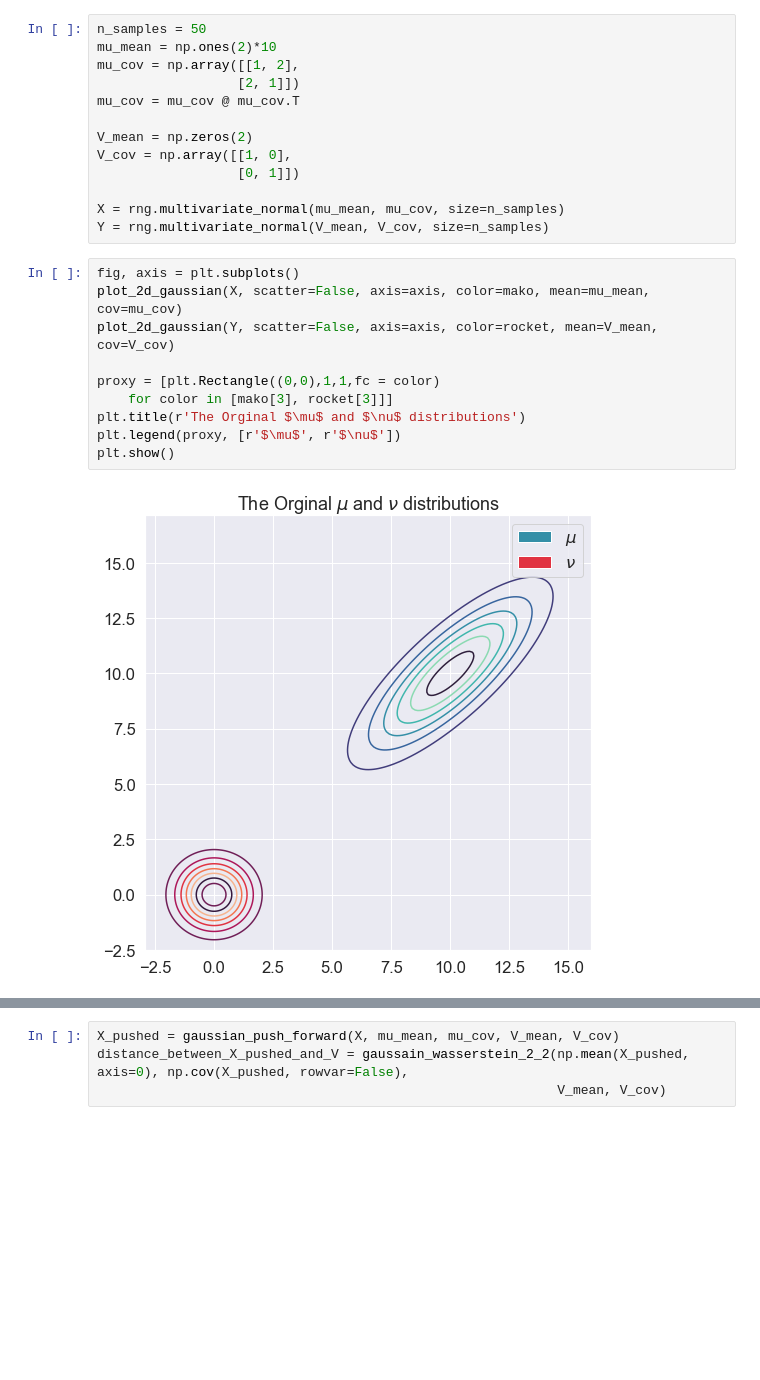
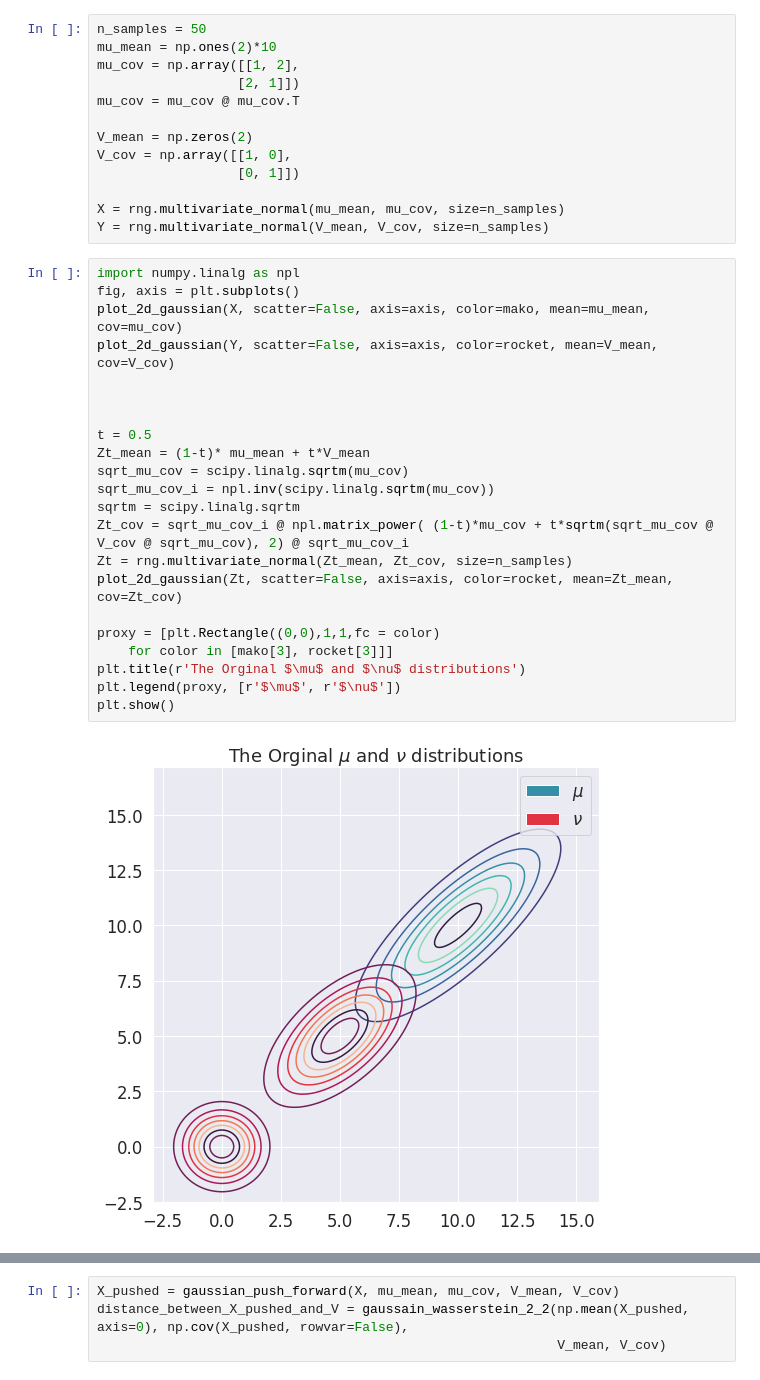
Before and after one commit to SeanKski/optimal-transport-primer, a Jupyter notebook: sinkhorn-gaussian-case.ipynb, the cells around one changed output, grey strips where cells are left out. Cells and saved outputs as stored; diff of their text form; blank space fills up the shorter version.

```diff
--- a/sinkhorn-gaussian-case.ipynb
+++ b/sinkhorn-gaussian-case.ipynb
@@ -70,14 +70,26 @@ V_cov = np.array([[1, 0],
 X = rng.multivariate_normal(mu_mean, mu_cov, size=n_samples)
 Y = rng.multivariate_normal(V_mean, V_cov, size=n_samples)
 # %%
+import numpy.linalg as npl
 fig, axis = plt.subplots()
 plot_2d_gaussian(X, scatter=False, axis=axis, color=mako, mean=mu_mean, cov=mu_cov)
 plot_2d_gaussian(Y, scatter=False, axis=axis, color=rocket, mean=V_mean, cov=V_cov)
+
+
+
+t = 0.5
+Zt_mean = (1-t)* mu_mean + t*V_mean
+sqrt_mu_cov = scipy.linalg.sqrtm(mu_cov)
+sqrt_mu_cov_i = npl.inv(scipy.linalg.sqrtm(mu_cov))
+sqrtm = scipy.linalg.sqrtm
+Zt_cov = sqrt_mu_cov_i @ npl.matrix_power( (1-t)*mu_cov + t*sqrtm(sqrt_mu_cov @ V_cov @ sqrt_mu_cov), 2) @ sqrt_mu_cov_i
+Zt = rng.multivariate_normal(Zt_mean, Zt_cov, size=n_samples)
+plot_2d_gaussian(Zt, scatter=False, axis=axis, color=rocket, mean=Zt_mean, cov=Zt_cov)
 
 proxy = [plt.Rectangle((0,0),1,1,fc = color)
     for color in [mako[3], rocket[3]]]
 plt.title(r'The Orginal $\mu$ and $\nu$ distributions')
 plt.legend(proxy, [r'$\mu$', r'$\nu$'])
 plt.show()
 # %% [output]
-[figure, old version]
+[figure, new version]
```
Also changed, not shown: parts of 1 cell of this notebook.
